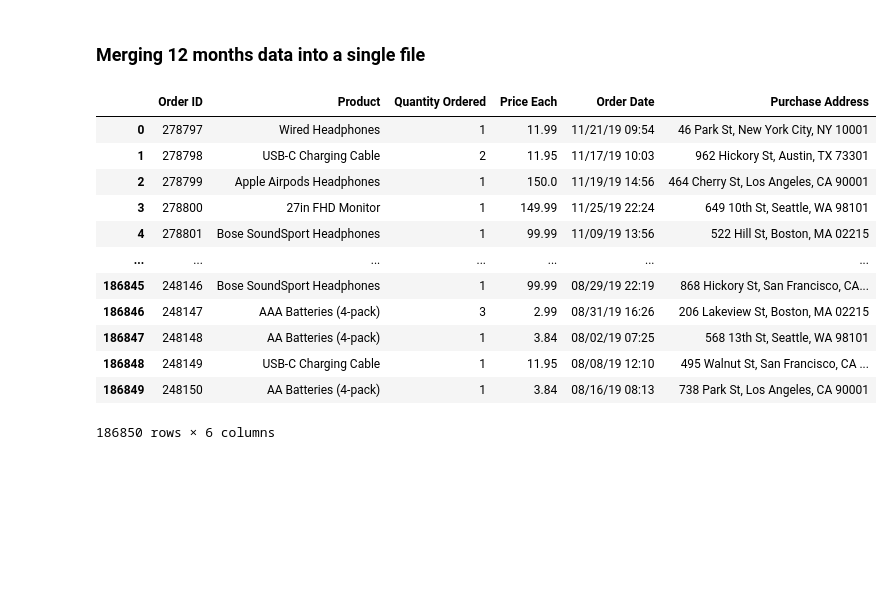
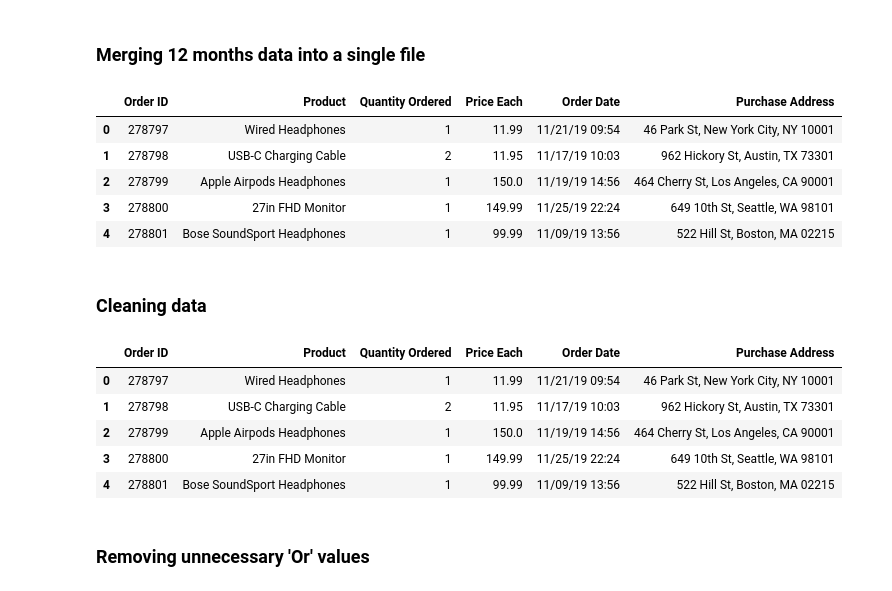
Before and after one commit to satyam9753/sales-data-analysis, a Jupyter notebook: main.ipynb, the cells around one changed output. Drawn from its saved outputs; the diff is of its cells as text; code cells hidden in the pictures; blank space fills up the shorter version.

```diff
--- a/main.ipynb
+++ b/main.ipynb
@@ -17,19 +20,29 @@ for file in files:
 
 all_MonthsData.to_csv("yearlyData.csv", index=False)
 # %%
-df = pd.read_csv("yearlyData.csv")
-df
+yearly_data = pd.read_csv("yearlyData.csv")
+yearly_data.head()
 # %% [output]
 |  | Order ID | Product | Quantity Ordered | Price Each | Order Date | Purchase Address |
 | 0 | 278797 | Wired Headphones | 1 | 11.99 | 11/21/19 09:54 | 46 Park St, New York City, NY 10001 |
 | 1 | 278798 | USB-C Charging Cable | 2 | 11.95 | 11/17/19 10:03 | 962 Hickory St, Austin, TX 73301 |
 | 2 | 278799 | Apple Airpods Headphones | 1 | 150.0 | 11/19/19 14:56 | 464 Cherry St, Los Angeles, CA 90001 |
 | 3 | 278800 | 27in FHD Monitor | 1 | 149.99 | 11/25/19 22:24 | 649 10th St, Seattle, WA 98101 |
 | 4 | 278801 | Bose SoundSport Headphones | 1 | 99.99 | 11/09/19 13:56 | 522 Hill St, Boston, MA 02215 |
-| ... | ... | ... | ... | ... | ... | ... |
-| 186845 | 248146 | Bose SoundSport Headphones | 1 | 99.99 | 08/29/19 22:19 | 868 Hickory St, San Francisco, CA... |
-| 186846 | 248147 | AAA Batteries (4-pack) | 3 | 2.99 | 08/31/19 16:26 | 206 Lakeview St, Boston, MA 02215 |
-| 186847 | 248148 | AA Batteries (4-pack) | 1 | 3.84 | 08/02/19 07:25 | 568 13th St, Seattle, WA 98101 |
-| 186848 | 248149 | USB-C Charging Cable | 1 | 11.95 | 08/08/19 12:10 | 495 Walnut St, San Francisco, CA ... |
-| 186849 | 248150 | AA Batteries (4-pack) | 1 | 3.84 | 08/16/19 08:13 | 738 Park St, Los Angeles, CA 90001 |
-186850 rows × 6 columns
+# %% [markdown]
+### Cleaning data
+# %%
+nan_df = yearly_data[yearly_data.isna().any(axis=1)]
+# nan_df.head()
+
+yearly_data = yearly_data.dropna(how = 'all')
+yearly_data.head()
+# %% [output]
+|  | Order ID | Product | Quantity Ordered | Price Each | Order Date | Purchase Address |
+| 0 | 278797 | Wired Headphones | 1 | 11.99 | 11/21/19 09:54 | 46 Park St, New York City, NY 10001 |
+| 1 | 278798 | USB-C Charging Cable | 2 | 11.95 | 11/17/19 10:03 | 962 Hickory St, Austin, TX 73301 |
+| 2 | 278799 | Apple Airpods Headphones | 1 | 150.0 | 11/19/19 14:56 | 464 Cherry St, Los Angeles, CA 90001 |
+| 3 | 278800 | 27in FHD Monitor | 1 | 149.99 | 11/25/19 22:24 | 649 10th St, Seattle, WA 98101 |
+| 4 | 278801 | Bose SoundSport Headphones | 1 | 99.99 | 11/09/19 13:56 | 522 Hill St, Boston, MA 02215 |
+# %% [markdown]
+### Removing unnecessary 'Or' values
```
Also changed, not shown: parts of 25 cells of this notebook.
